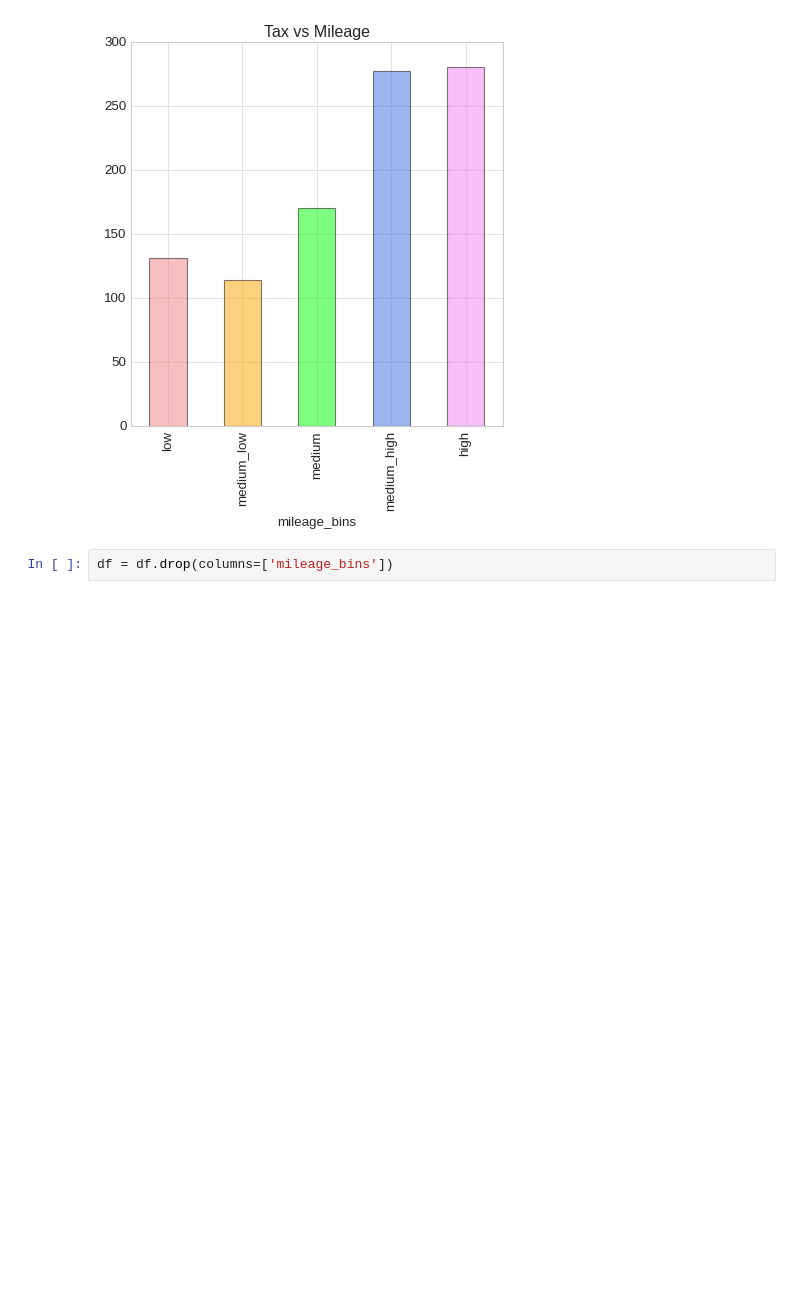
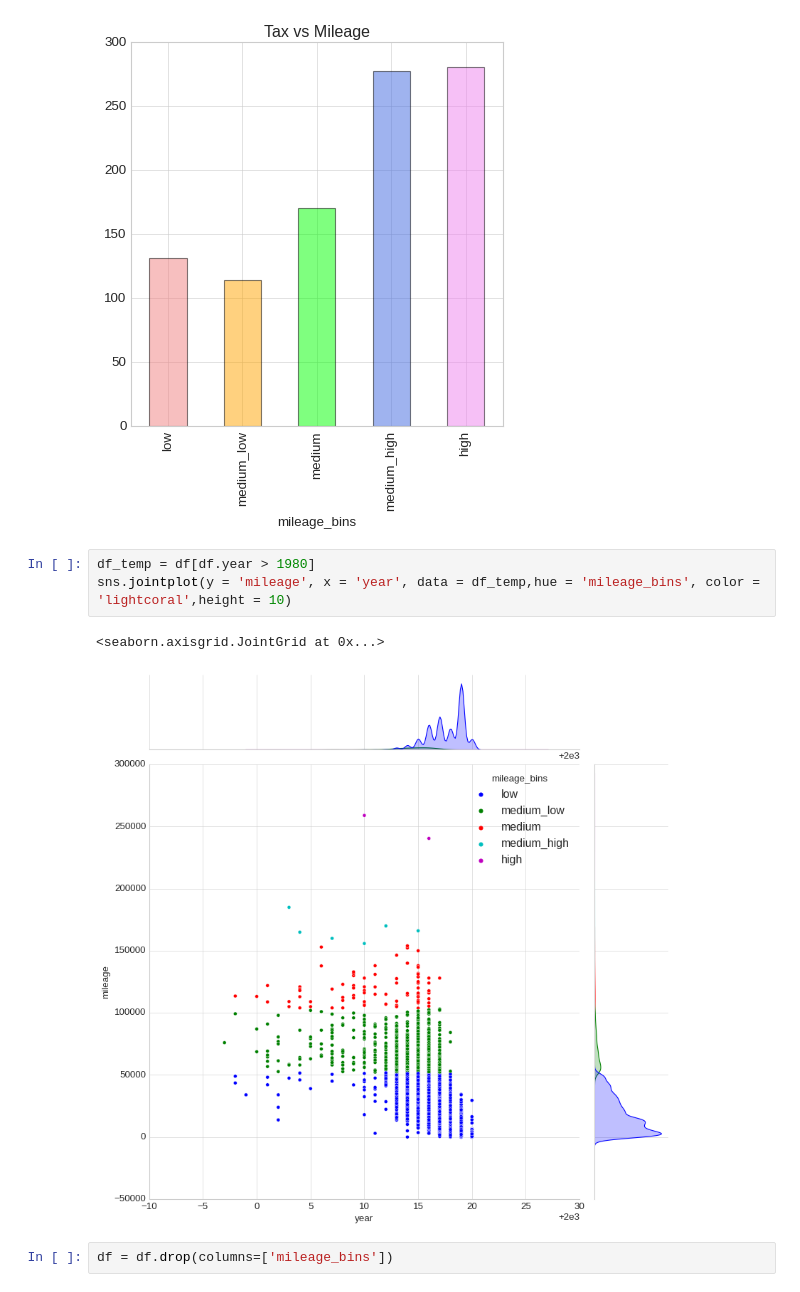
Before and after one commit to JaperTai77/Colab-notebook, a Jupyter notebook: car_price.ipynb, the cells around one changed output. Saved outputs shown, nothing was run; the diff lists cells and outputs as text; blank space fills up the shorter version.

```diff
--- a/car_price.ipynb
+++ b/car_price.ipynb
@@ -88,6 +88,12 @@ plt.title('Tax vs Mileage')
 # %% [output]
 Text(0.5, 1.0, 'Tax vs Mileage')
 [figure]
+# %%
+df_temp = df[df.year > 1980]
+sns.jointplot(y = 'mileage', x = 'year', data = df_temp,hue = 'mileage_bins', color = 'lightcoral',height = 10)
+# %% [output]
+<seaborn.axisgrid.JointGrid at 0x...>
+[figure, added]
 # %%
 df = df.drop(columns=['mileage_bins'])
 # %%
```
